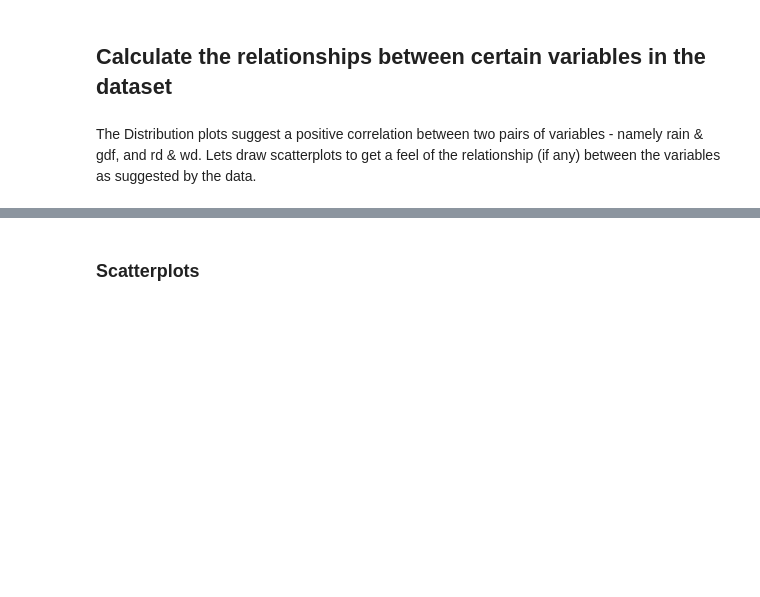
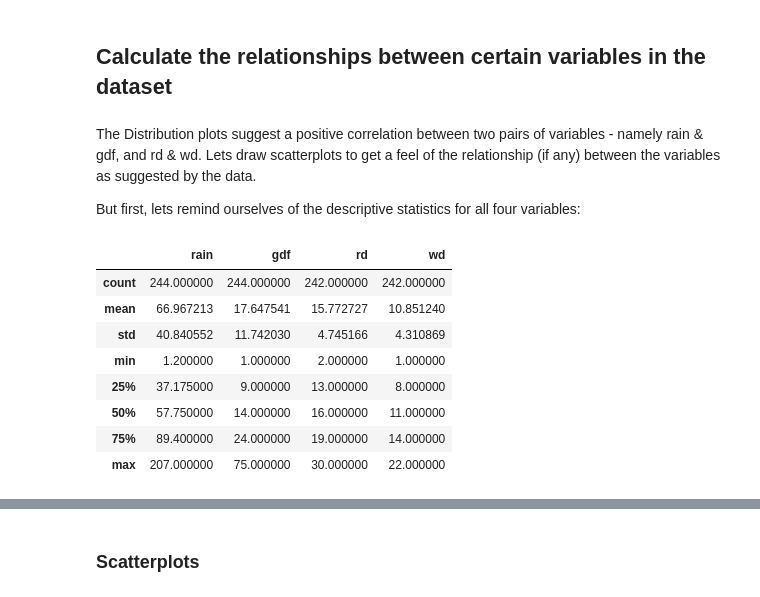
Before and after one commit to Aqua5lad/PDA-Dec-Project, a Jupyter notebook: PDA Project Dec 2018.ipynb, the cells around one changed output, grey strips where cells are left out. Drawn from its saved outputs; the diff is of its cells as text; code cells hidden in the pictures; blank space fills up the shorter version.

```diff
--- a/PDA Project Dec 2018.ipynb
+++ b/PDA Project Dec 2018.ipynb
@@ -347,3 +347,17 @@ Numbers of monthly wet days(1mm or more) 'wd' are distributed to an almost Norma
 ## Calculate the relationships between certain variables in the dataset
 # %% [markdown]
 The Distribution plots suggest a positive correlation between two pairs of variables - namely rain & gdf, and rd & wd. Lets draw scatterplots to get a feel of the relationship (if any) between the variables as suggested by the data.
+
+But first, lets remind ourselves of the descriptive statistics for all four variables:
+# %%
+df1.describe()
+# %% [output]
+|  | rain | gdf | rd | wd |
+| count | 244.000000 | 244.000000 | 242.000000 | 242.000000 |
+| mean | 66.967213 | 17.647541 | 15.772727 | 10.851240 |
+| std | 40.840552 | 11.742030 | 4.745166 | 4.310869 |
+| min | 1.200000 | 1.000000 | 2.000000 | 1.000000 |
+| 25% | 37.175000 | 9.000000 | 13.000000 | 8.000000 |
+| 50% | 57.750000 | 14.000000 | 16.000000 | 11.000000 |
+| 75% | 89.400000 | 24.000000 | 19.000000 | 14.000000 |
+| max | 207.000000 | 75.000000 | 30.000000 | 22.000000 |
```
Also changed, not shown: parts of 4 cells of this notebook.
